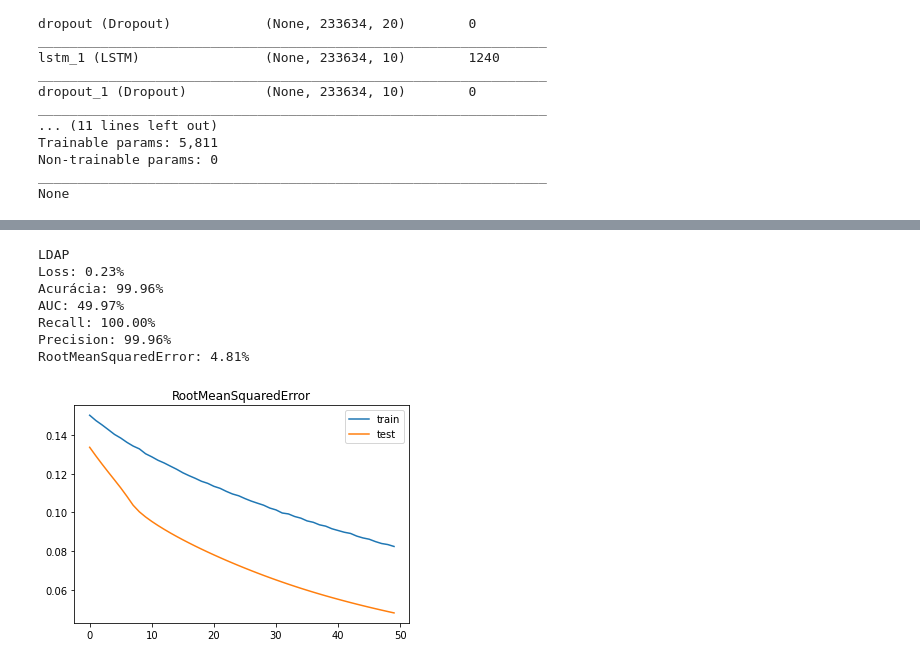
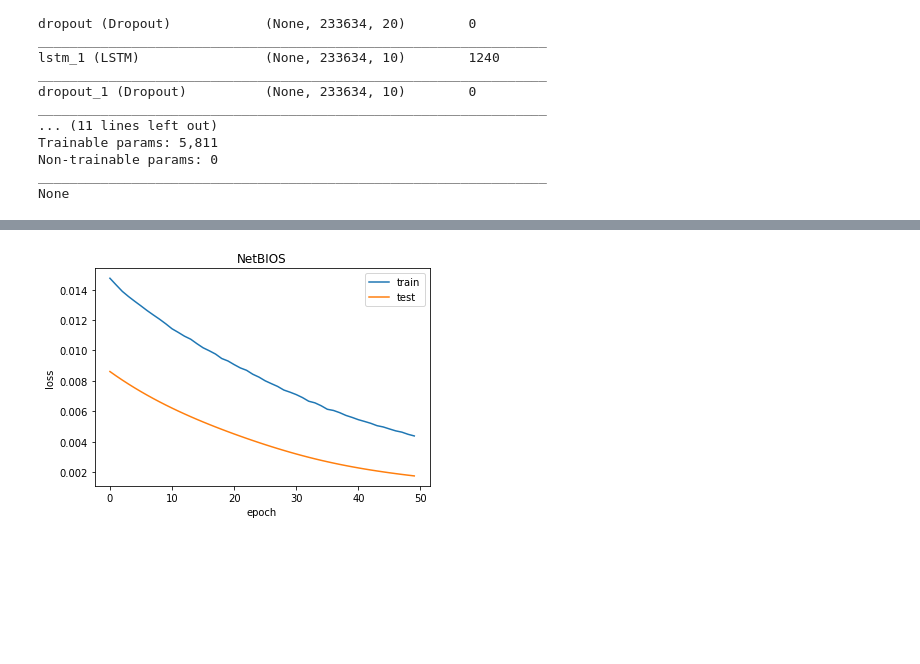
Before and after one commit to RodrigoTorbes/DeteccaoDDoS_DeepLearning, a Jupyter notebook: deeplearning_NetBIOS.ipynb, the cells around one changed output, grey strips where cells are left out. Cells and saved outputs as stored; diff of their text form; code cells hidden in the pictures; blank space fills up the shorter version.

```diff
--- a/deeplearning_NetBIOS.ipynb
+++ b/deeplearning_NetBIOS.ipynb
@@ -1223,25 +331,10 @@ Epoch 00050: val_loss improved from 0.00238 to 0.00231, saving model to model.we
-# %%
-scores10 = model10.evaluate(x_test, y_test, verbose=0)
-print('LDAP')
-print("Loss: %.2f%%" % (scores10[0]*100))
-print("Acurácia: %.2f%%" % (scores10[1]*100))
-print("AUC: %.2f%%" % (scores10[2]*100))
-print("Recall: %.2f%%" % (scores10[3]*100))
-print("Precision: %.2f%%" % (scores10[4]*100))
-print("RootMeanSquaredError: %.2f%%" % (scores10[5]*100))
-# %% [output]
-LDAP
-Loss: 0.23%
-Acurácia: 99.96%
-AUC: 49.97%
-Recall: 100.00%
-Precision: 99.96%
-RootMeanSquaredError: 4.81%
 # %%
-plt.title('RootMeanSquaredError')
-plt.plot(hist10.history['root_mean_squared_error'], label='train')
-plt.plot(hist10.history['val_root_mean_squared_error'], label='test')
+plt.title('NetBIOS')
+plt.plot(hist1.history['loss'], label='train')
+plt.plot(hist1.history['val_loss'], label='test')
+plt.ylabel('loss')
+plt.xlabel('epoch')
 plt.legend()
 plt.show();
 # %% [output]
-[figure, old version]
+[figure, new version]
```
Also changed, not shown: parts of 53 cells of this notebook.
